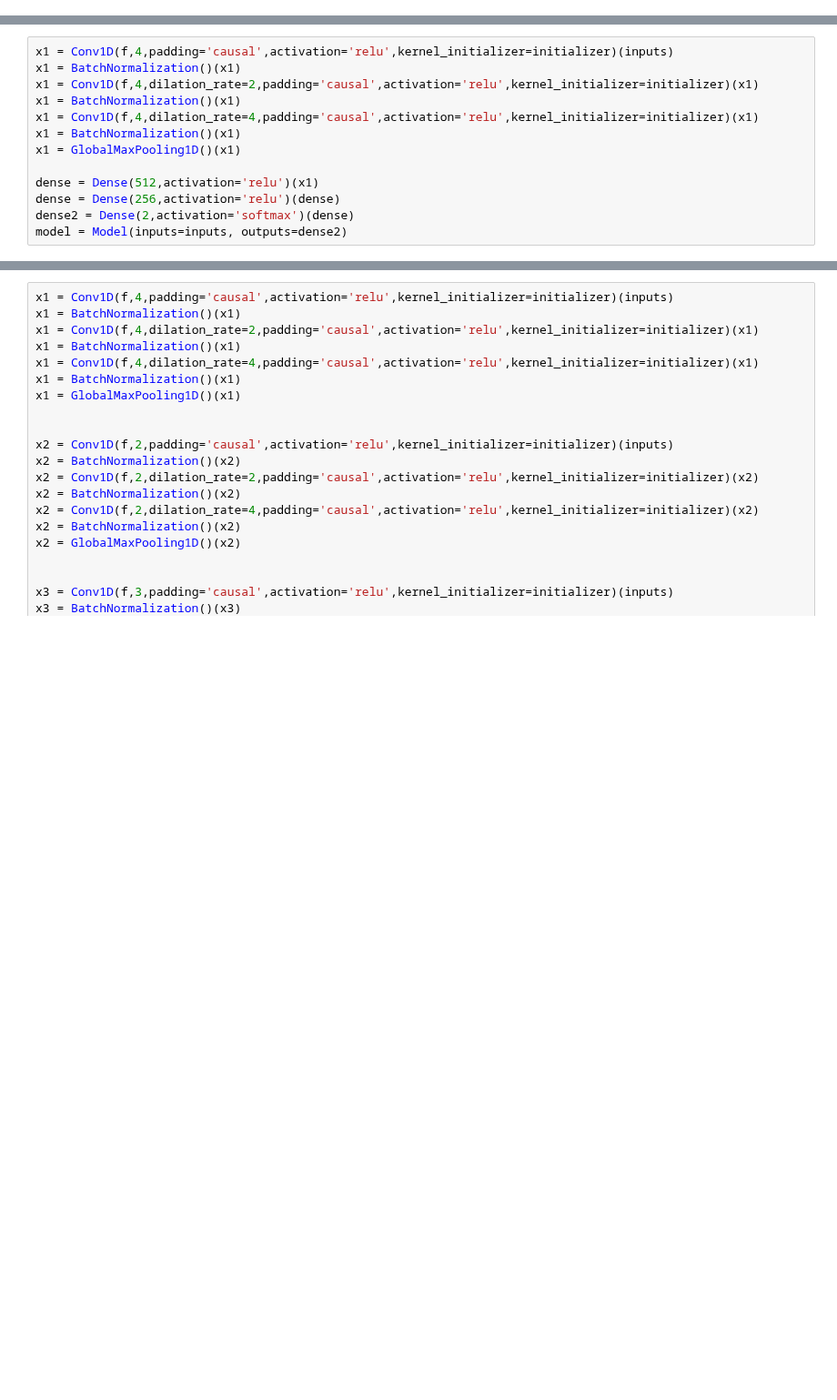
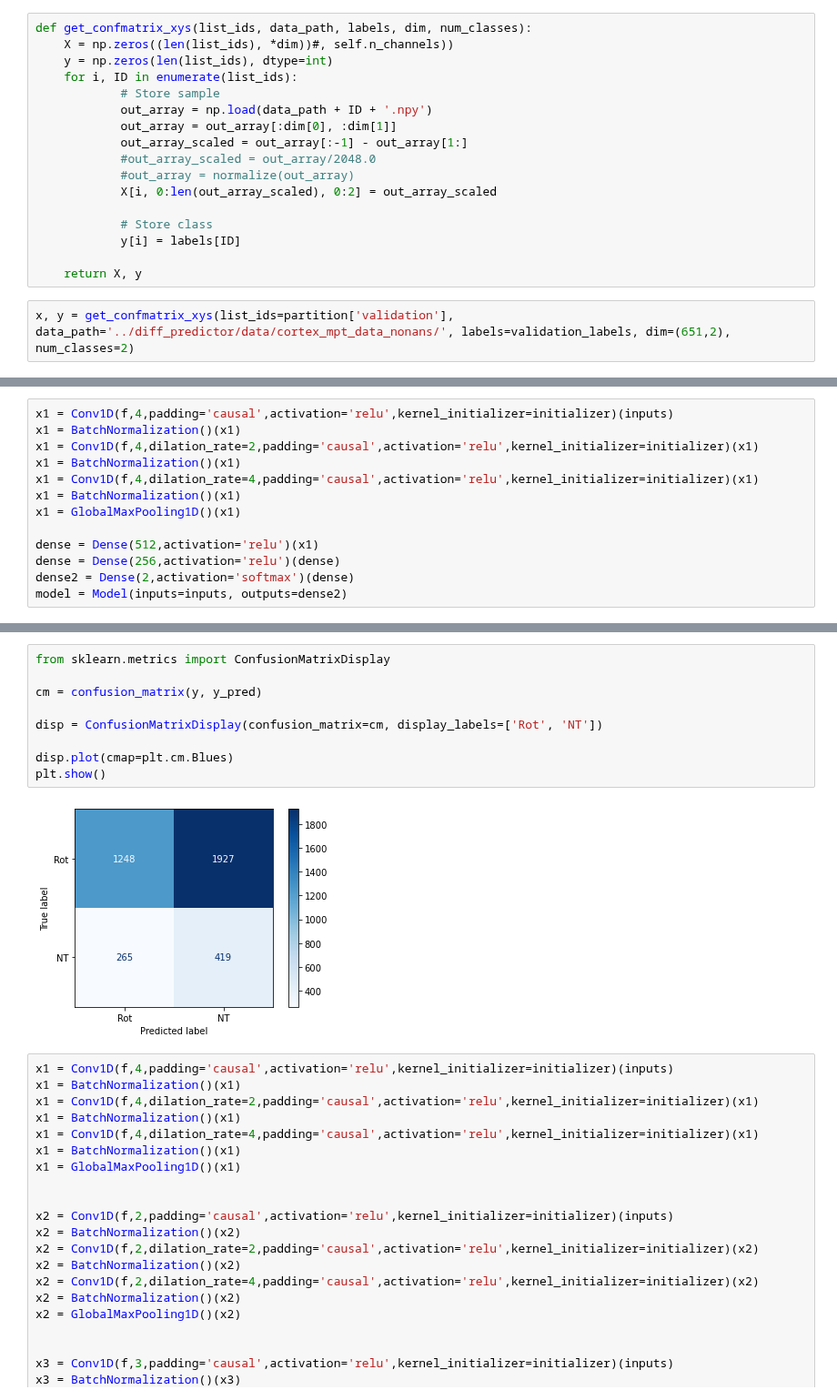
Before and after one commit to Nance-Lab/diff_predictor, a Jupyter notebook: notebooks/multidataset_cnn_analysis.ipynb, the cells around one changed output, grey strips where cells are left out. Shown at 91% size. Cells and saved outputs as stored; diff of their text form; blank space fills up the shorter version.

```diff
--- a/notebooks/multidataset_cnn_analysis.ipynb
+++ b/notebooks/multidataset_cnn_analysis.ipynb
@@ -521,6 +521,25 @@ class MptDataGenerator(keras.utils.Sequence):
             y[i] = self.labels[ID]
 
         return X, keras.utils.to_categorical(y, num_classes=self.n_classes)
+# %%
+def get_confmatrix_xys(list_ids, data_path, labels, dim, num_classes):
+    X = np.zeros((len(list_ids), *dim))#, self.n_channels))
+    y = np.zeros(len(list_ids), dtype=int)
+    for i, ID in enumerate(list_ids):
+            # Store sample
+            out_array = np.load(data_path + ID + '.npy')
+            out_array = out_array[:dim[0], :dim[1]]
+            out_array_scaled = out_array[:-1] - out_array[1:]
+            #out_array_scaled = out_array/2048.0
+            #out_array = normalize(out_array)
+            X[i, 0:len(out_array_scaled), 0:2] = out_array_scaled
+
+            # Store class
+            y[i] = labels[ID]
+
+    return X, y
+# %%
+x, y = get_confmatrix_xys(list_ids=partition['validation'], data_path='../diff_predictor/data/cortex_mpt_data_nonans/', labels=validation_labels, dim=(651,2), num_classes=2)
 # %%
 test_array = np.array([5, 4, 3, 2, 1])
 subbed_arra = test_array[:-1] - test_array[1:]
@@ -617,3 +631,14 @@ KeyError: 'val_accuracy'
+# %%
+from sklearn.metrics import ConfusionMatrixDisplay
+
+cm = confusion_matrix(y, y_pred)
+
+disp = ConfusionMatrixDisplay(confusion_matrix=cm, display_labels=['Rot', 'NT'])
+
+disp.plot(cmap=plt.cm.Blues)
+plt.show()
+# %% [output]
+[figure, added]
 # %%
 x1 = Conv1D(f,4,padding='causal',activation='relu',kernel_initializer=initializer)(inputs)
 x1 = BatchNormalization()(x1)
```
Also changed, not shown: parts of 12 cells of this notebook, 1 other file.
